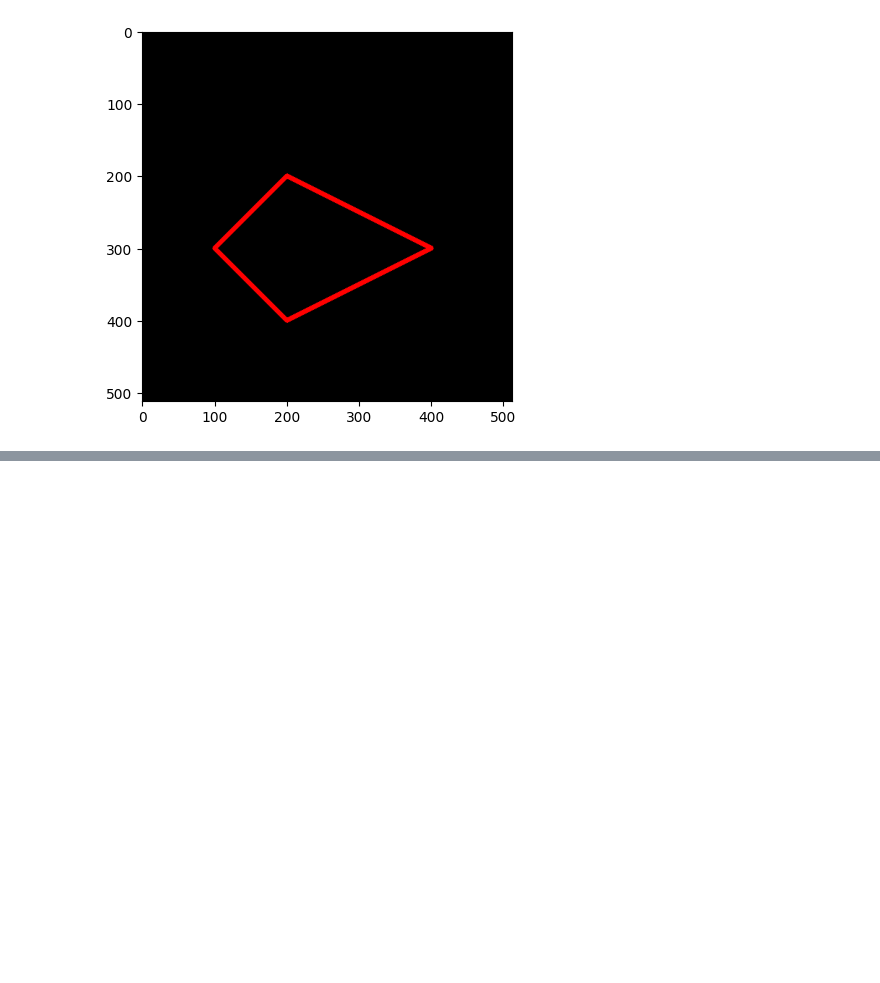
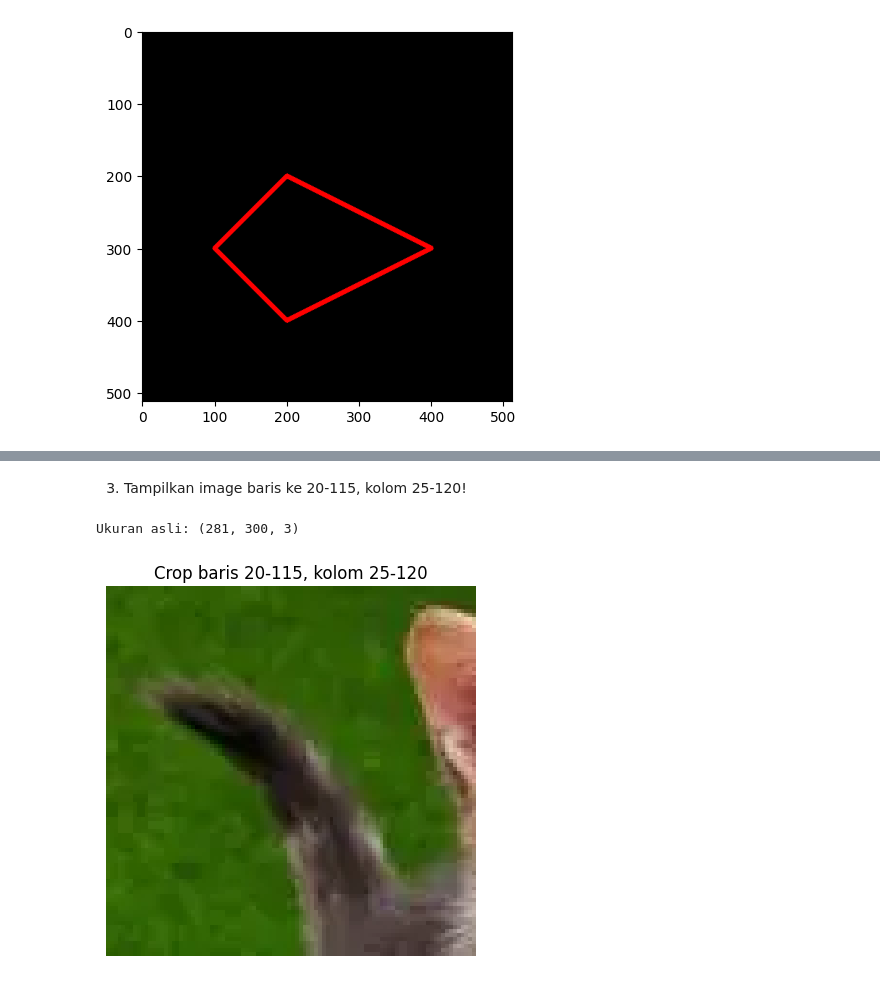
Before and after one commit to febriansyahadin/PCVK_Ganjil_2025, a Jupyter notebook: Week2.ipynb, the cells around one changed output, grey strips where cells are left out. Drawn from its saved outputs; the diff is of its cells as text; code cells hidden in the pictures; blank space fills up the shorter version.

```diff
--- a/Week2.ipynb
+++ b/Week2.ipynb
@@ -143,0 +215,21 @@ plt.imshow(black_img2)
+# %% [markdown]
+3. Tampilkan image baris ke 20-115, kolom 25-120!
+# %%
+import matplotlib.pyplot as plt
+import matplotlib.image as mpimg
+
+# Baca gambar
+img = mpimg.imread("/content/drive/MyDrive/PCVK/Image/kucing1.webp")
+print("Ukuran asli:", img.shape)   # (tinggi, lebar, channel)
+
+# Crop: baris 20-115, kolom 25-120
+crop = img[20:116, 25:121]   # ingat: index Python eksklusif di ujung
+
+# Tampilkan
+plt.imshow(crop)
+plt.title("Crop baris 20-115, kolom 25-120")
+plt.axis("off")
+plt.show()
+# %% [output]
+Ukuran asli: (281, 300, 3)
+[figure, added]
```
Also changed, not shown: parts of 26 cells of this notebook.
